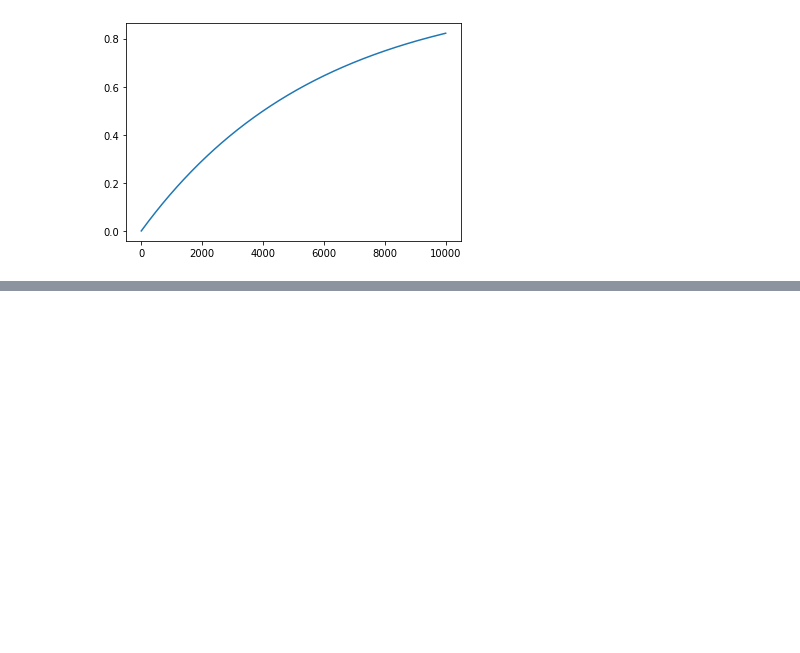
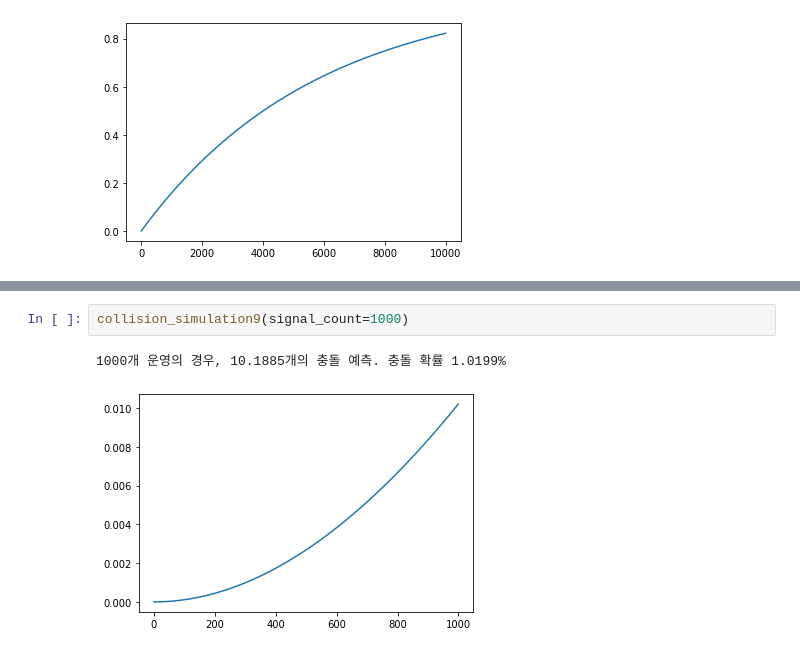
Before and after one commit to dolmani38/BLE-signal-collision-simulation, a Jupyter notebook: simulation_0626.ipynb, the cells around one changed output, grey strips where cells are left out. Saved outputs shown, nothing was run; the diff lists cells and outputs as text; blank space fills up the shorter version.

```diff
--- a/simulation_0626.ipynb
+++ b/simulation_0626.ipynb
@@ -320,0 +364,5 @@ collision_simulation3(signal_count=10000)
+# %%
+collision_simulation9(signal_count=1000)
+# %% [output]
+1000개 운영의 경우, 10.1885개의 충돌 예측. 충돌 확률 1.0199%
+[figure, added]
```
Also changed, not shown: parts of 15 cells of this notebook.
